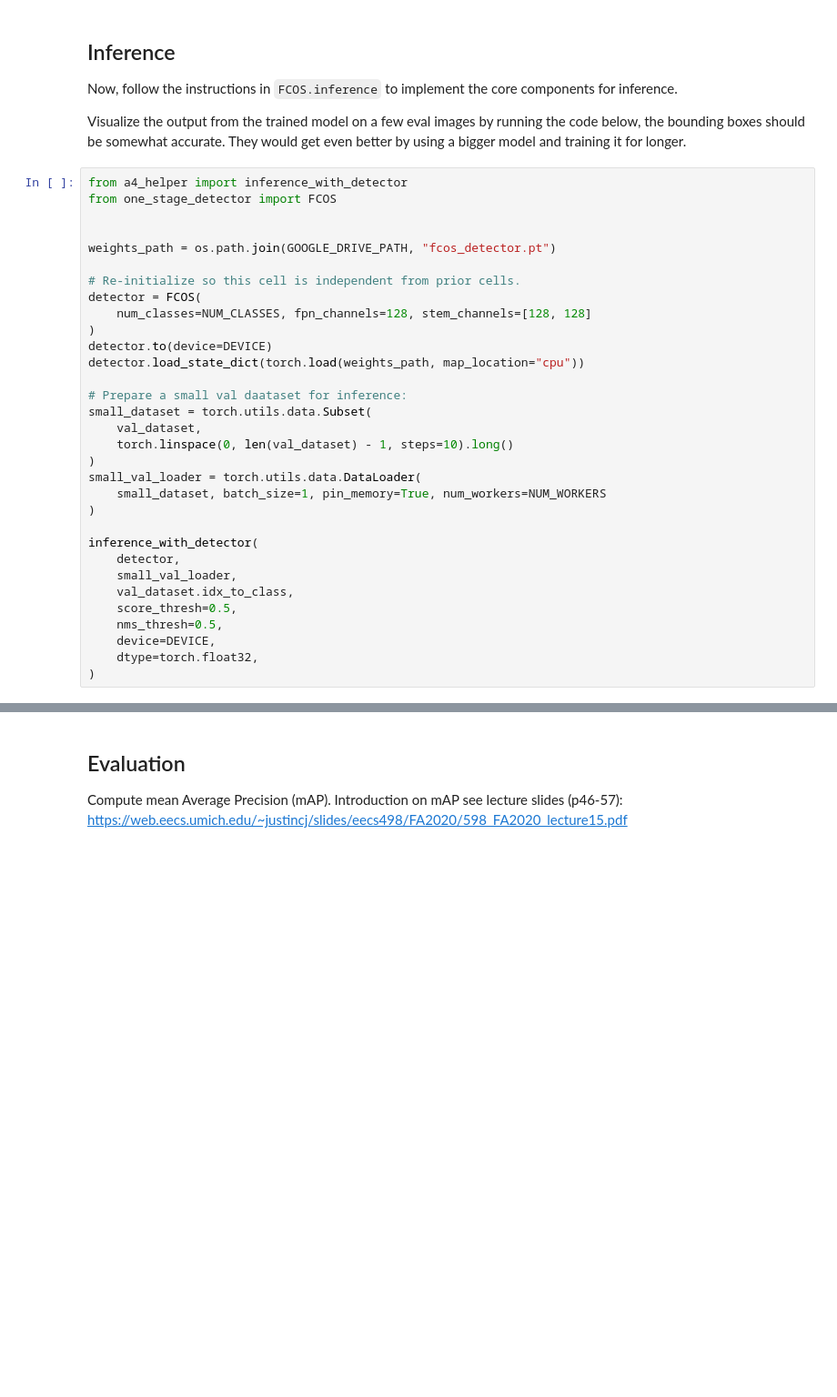
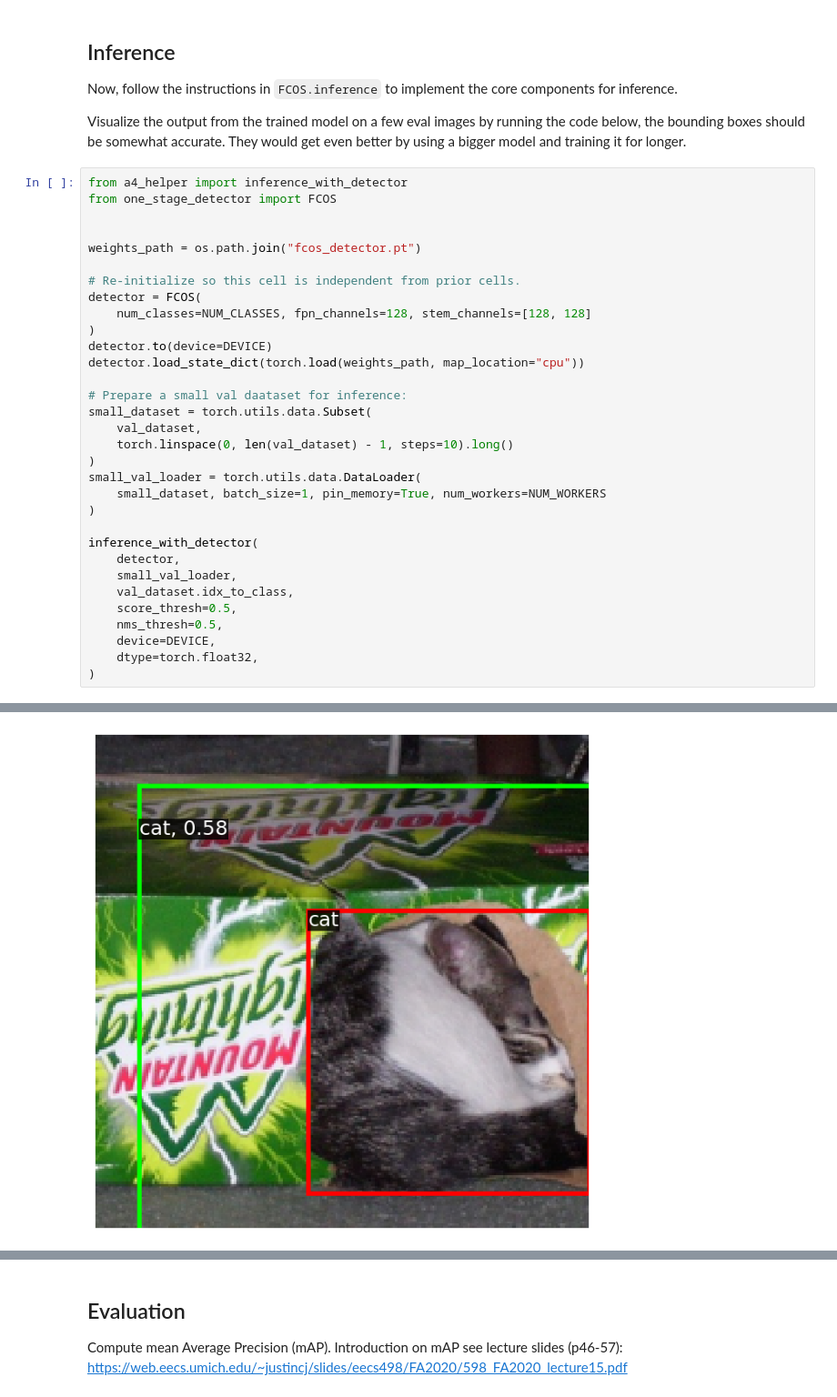
Before and after one commit to tsultan16/EECS498_UMichigan_Deep_Learning_Computer_Vision, a Jupyter notebook: A4/A4/one_stage_detector.ipynb, the cells around one changed output, grey strips where cells are left out. Shown at 91% size. Cells and saved outputs as stored; diff of their text form; blank space fills up the shorter version.

```diff
--- a/A4/A4/one_stage_detector.ipynb
+++ b/A4/A4/one_stage_detector.ipynb
@@ -953,7 +955,7 @@ from a4_helper import inference_with_detector
 from one_stage_detector import FCOS
 
 
-weights_path = os.path.join(GOOGLE_DRIVE_PATH, "fcos_detector.pt")
+weights_path = os.path.join("fcos_detector.pt")
 
 # Re-initialize so this cell is independent from prior cells.
 detector = FCOS(
@@ -980,3 +982,4 @@ inference_with_detector(
     device=DEVICE,
     dtype=torch.float32,
 )
+# %% [output]
@@ -982,0 +990 @@ inference_with_detector(
+[figure, added]
```
Also changed, not shown: parts of 12 cells of this notebook, 2 other files.
